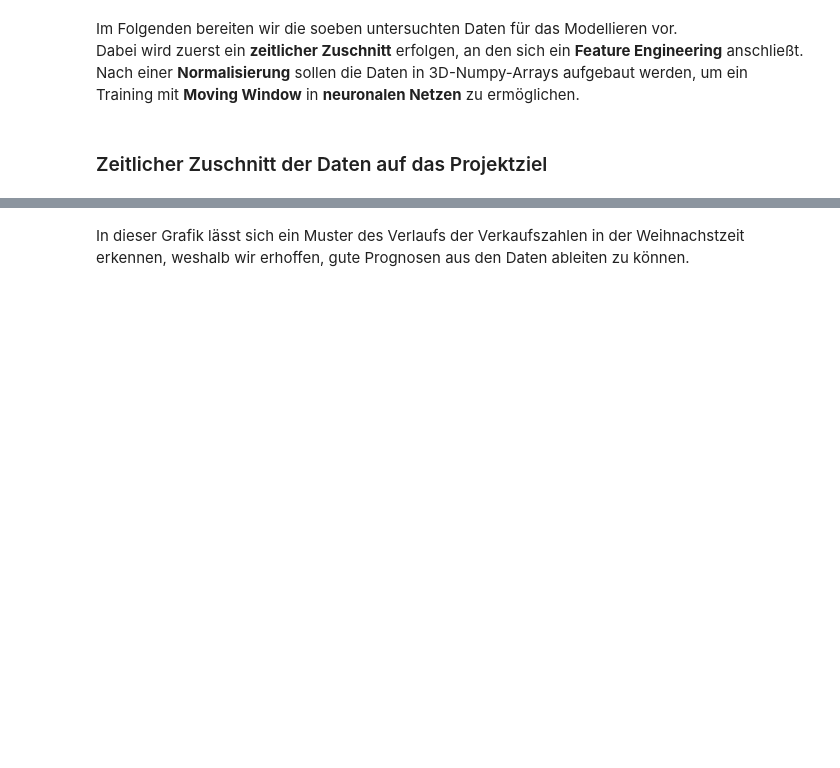
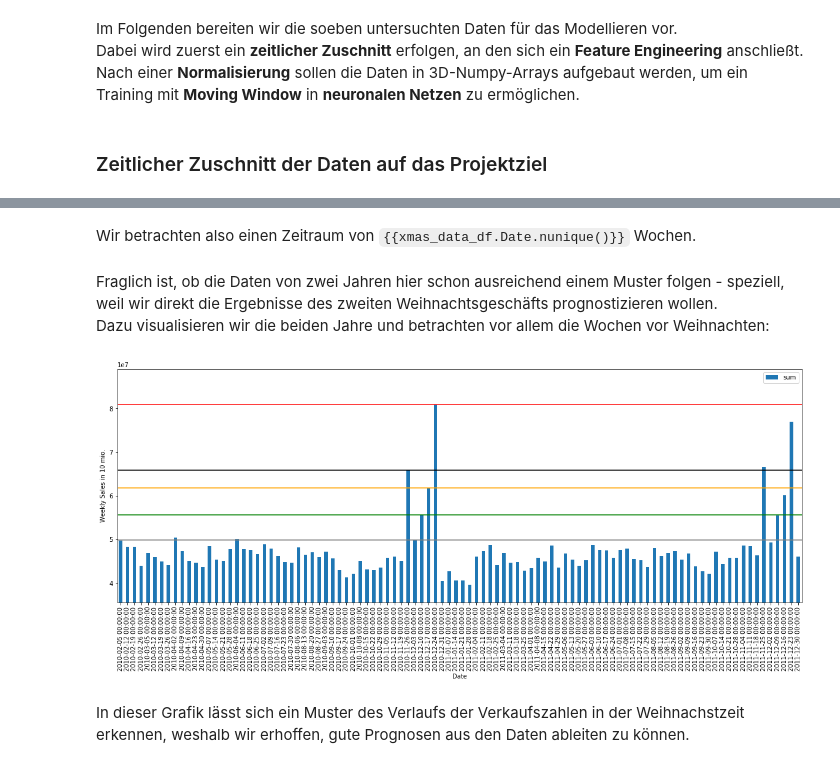
Before and after one commit to ben-haussner/data-mining-assignment, a Jupyter notebook: walmart_xmas_final_assignment.ipynb, the cells around one changed output, grey strips where cells are left out. Cells and saved outputs as stored; diff of their text form; code cells hidden in the pictures; blank space fills up the shorter version.

````diff
--- a/walmart_xmas_final_assignment.ipynb
+++ b/walmart_xmas_final_assignment.ipynb
@@ -481,13 +494,20 @@ print("\nWir betrachten insgesamt Daten von {} Wochen.".format(xmas_data_df.Date
+# %% [markdown]
+Wir betrachten also einen Zeitraum von ```{{xmas_data_df.Date.nunique()}}``` Wochen.
+# %% [markdown]
+Fraglich ist, ob die Daten von zwei Jahren hier schon ausreichend einem Muster folgen - speziell, weil wir direkt die Ergebnisse des zweiten Weihnachtsgeschäfts prognostizieren wollen.
+Dazu visualisieren wir die beiden Jahre und betrachten vor allem die Wochen vor Weihnachten:
 # %%
 xmas_data_df.groupby('Date').agg(['sum']).reset_index().plot(x='Date', y='Weekly_Sales',kind="bar", figsize=(20,7)).set_ylabel("Weekly Sales in 10 mio.")
 plt.axhline(y=xmas_data_df['Weekly_Sales'][xmas_data_df.Date == '2010-11-26'].agg(['sum'])[0], color='black')
 plt.axhline(y=xmas_data_df['Weekly_Sales'][xmas_data_df.Date == '2010-12-03'].agg(['sum'])[0], color='grey')
 plt.axhline(y=xmas_data_df['Weekly_Sales'][xmas_data_df.Date == '2010-12-10'].agg(['sum'])[0], color='green')
-plt.axhline(y=xmas_data_df['Weekly_Sales'][xmas_data_df.Date == '2010-12-17'].agg(['sum'])[0], color='yellow')
+plt.axhline(y=xmas_data_df['Weekly_Sales'][xmas_data_df.Date == '2010-12-17'].agg(['sum'])[0], color='orange')
 plt.axhline(y=xmas_data_df['Weekly_Sales'][xmas_data_df.Date == '2010-12-24'].agg(['sum'])[0], color='red')
 # Anpassung y-Achse über min- und max-Werte mit Faktor 0.1
 plt.ylim(xmas_data_df.groupby('Date').agg(['sum']).Weekly_Sales.min()[0] * 0.9, xmas_data_df.groupby('Date').agg(['sum']).Weekly_Sales.max()[0] * 1.1)
 plt.show()
+# %% [output]
+[figure, added]
 # %% [markdown]
 In dieser Grafik lässt sich ein Muster des Verlaufs der Verkaufszahlen in der Weihnachstzeit erkennen, weshalb wir erhoffen, gute Prognosen aus den Daten ableiten zu können.
 # %% [markdown]
````
Also changed, not shown: parts of 50 cells of this notebook.
